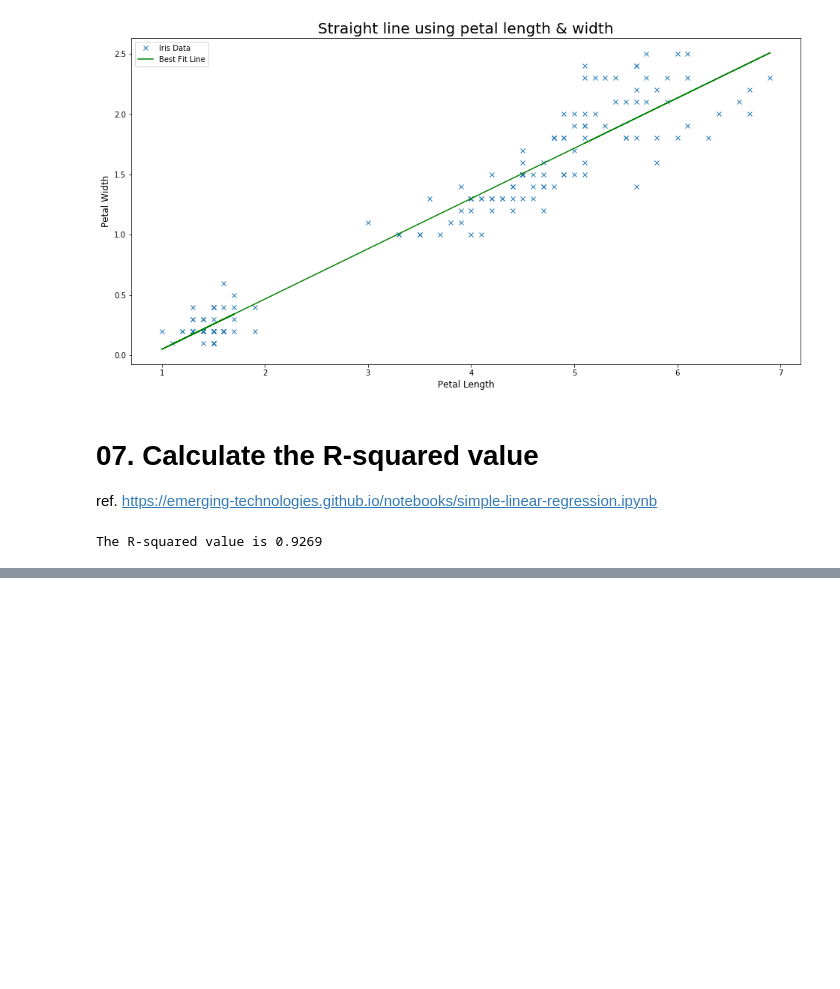
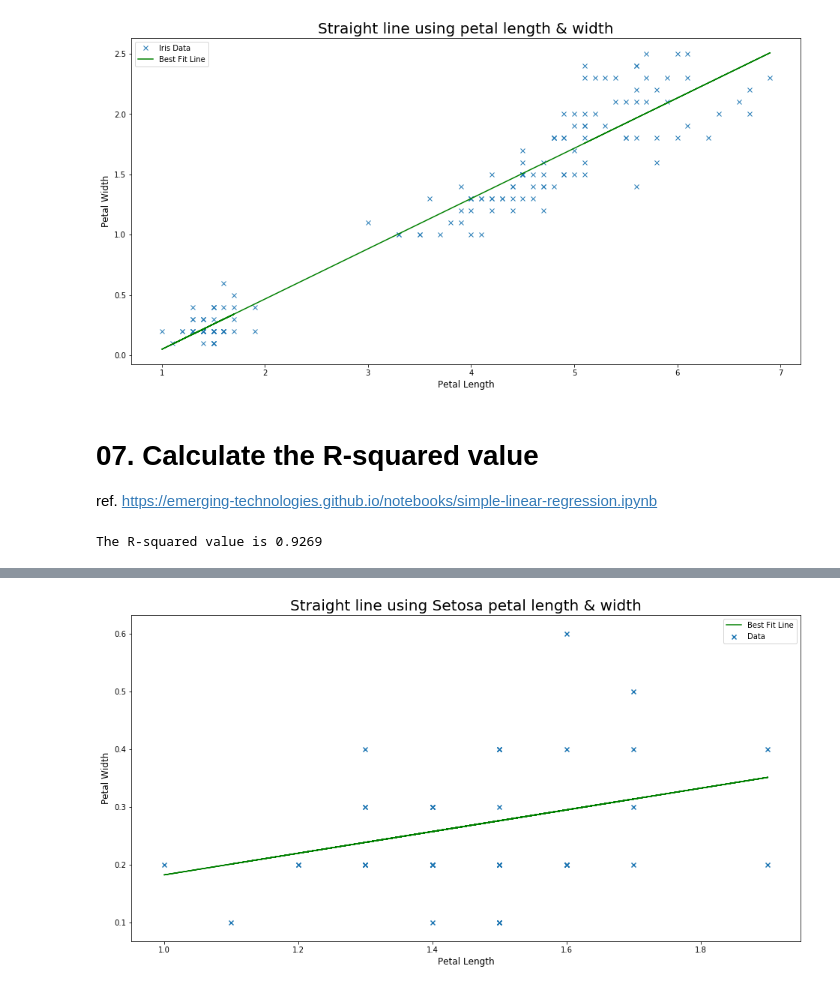
Before and after one commit to RicardsGraudins/Iris-Flower-Data-Set, a Jupyter notebook: Iris.ipynb, the cells around one changed output, grey strips where cells are left out. Cells and saved outputs as stored; diff of their text form; code cells hidden in the pictures; blank space fills up the shorter version.

```diff
--- a/Iris.ipynb
+++ b/Iris.ipynb
@@ -136,0 +141,21 @@ The R-squared value is 0.9269
+# %%
+#setosa only goes up to index 49
+setosaLength , setosaWidth = petalLength[0:49], petalWidth[0:49]
+
+m, c = np.polyfit(setosaLength, setosaWidth, 1)
+#print(m)
+#print(c)
+y = m * (setosaLength + c)
+#print(y)
+
+pl.rcParams['figure.figsize'] = (16, 8)
+pl.title("Straight line using Setosa petal length & width", fontsize=20)
+pl.xlabel("Petal Length", fontsize = 12)
+pl.ylabel("Petal Width", fontsize = 12)
+
+pl.scatter(setosaLength, setosaWidth, marker='x', label='Data')
+pl.plot(setosaLength, y, 'g', label='Best Fit Line')
+pl.legend()
+pl.show()
+# %% [output]
+[figure, added]
```
Also changed, not shown: parts of 2 cells of this notebook.
